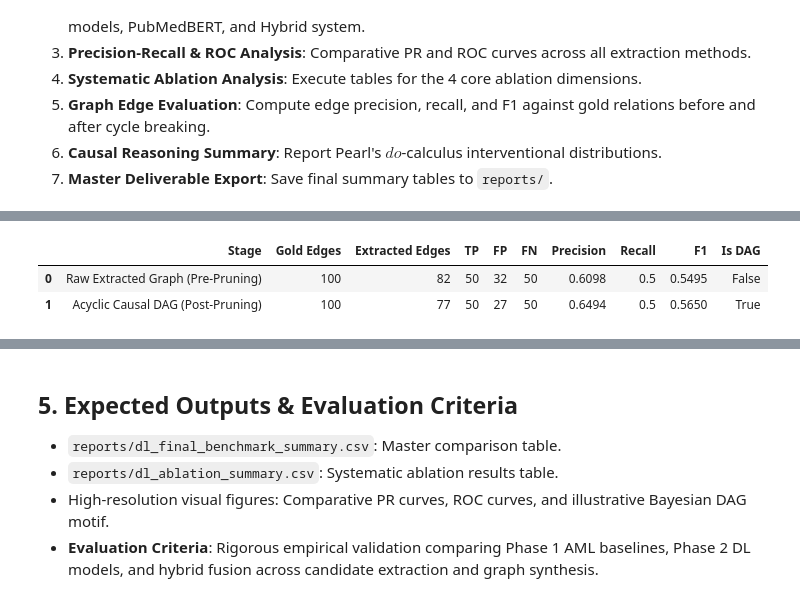
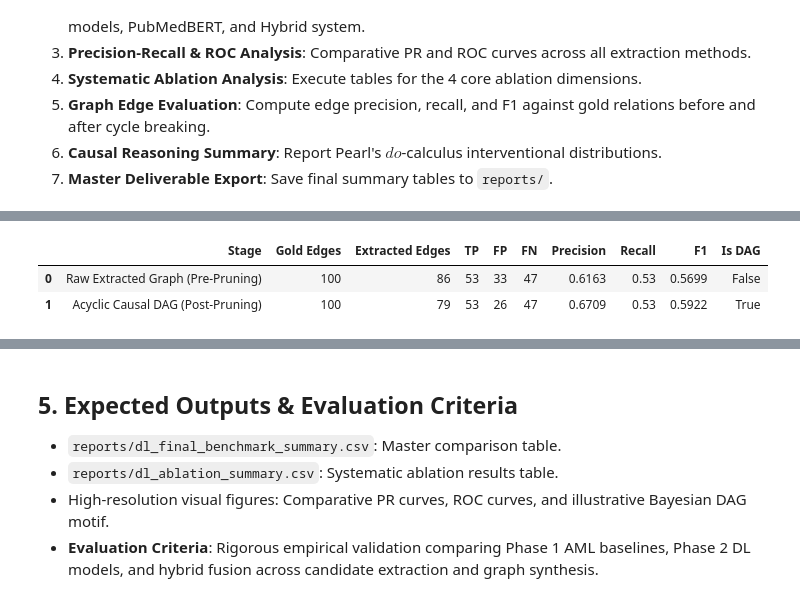
Before and after one commit to alpha-sml/causal-nlp-reasoning, a Jupyter notebook: DL/DL_05_evaluation_ablation.ipynb, the cells around one changed output, grey strips where cells are left out. Cells and saved outputs as stored; diff of their text form; code cells hidden in the pictures.

```diff
--- a/DL/DL_05_evaluation_ablation.ipynb
+++ b/DL/DL_05_evaluation_ablation.ipynb
@@ -261,7 +295,7 @@ fig, axes = plt.subplots(1, 2, figsize=(13, 5))
 curve_streams = [
     ('AML', df_aml['aml_prob'].to_numpy()),
     ('PubMedBERT', df_dl['dl_prob'].to_numpy()),
-    (f'Hybrid (alpha={selected_alpha:.2f}, tau={selected_tau:.2f})', hybrid_probs_recomputed),
+    (f'Hybrid (alpha={selected_alpha:.2f}, tau={selected_tau:.4f})', hybrid_probs_recomputed),
 ]
 for name, probabilities in curve_streams:
     precision, recall, _ = precision_recall_curve(y_true_bio, probabilities)
@@ -592,6 +791,15 @@ for _, r in df_dag_edges.iterrows():
     G_dag.add_edge(r['source'], r['target'])
 
 assert nx.is_directed_acyclic_graph(G_dag), 'Exported hybrid DAG graph contains cycles'
+assert G_raw.number_of_edges() == int(diag_data['initial_candidate_edges']), (
+    f"Raw graph edge count mismatch: {G_raw.number_of_edges()} vs {diag_data['initial_candidate_edges']}"
+)
+assert G_dag.number_of_edges() == int(diag_data['final_dag_edges']), (
+    f"DAG edge count mismatch: {G_dag.number_of_edges()} vs {diag_data['final_dag_edges']}"
+)
+assert G_raw.number_of_edges() == G_dag.number_of_edges() + int(diag_data['pruned_edges_count']), (
+    f"Pruning reconciliation failed: {G_raw.number_of_edges()} != {G_dag.number_of_edges()} + {diag_data['pruned_edges_count']}"
+)
 
 def eval_graph(G_g, G_p, stage):
     ge = set(G_g.edges())
@@ -607,33 +815,33 @@ def eval_graph(G_g, G_p, stage):
         'Gold Edges': len(ge),
         'Extracted Edges': len(pe),
         'TP': tp,
         'FP': fp,
         'FN': fn,
         'Precision': round(p, 4),
         'Recall': round(r, 4),
         'F1': round(f1, 4),
         'Is DAG': nx.is_directed_acyclic_graph(G_p),
     }
 
 df_edge_eval = pd.DataFrame([
     eval_graph(G_gold, G_raw, 'Raw Extracted Graph (Pre-Pruning)'),
     eval_graph(G_gold, G_dag, 'Acyclic Causal DAG (Post-Pruning)'),
 ])
 display(df_edge_eval[['Stage', 'Gold Edges', 'Extracted Edges', 'TP', 'FP', 'FN', 'Precision', 'Recall', 'F1', 'Is DAG']])
 
 pb = diag_data.get('pruning_breakdown', {})
 df_pruning_summary = pd.DataFrame([{
     'Test Articles': len(test_articles),
     'Self-Loops Pruned': int(pb.get('self_loops', 0)),
     'Bidirectional Conflicts Pruned': int(pb.get('bidirectional_conflicts', 0)),
     'Cycle Feedback Edges Pruned': int(pb.get('directed_cycle_feedback', 0)),
     'Total Edges Pruned': int(diag_data.get('pruned_edges_count', 0)),
     'Final DAG Edges': int(G_dag.number_of_edges()),
     'DAG Verified': bool(nx.is_directed_acyclic_graph(G_dag)),
 }])
 display(df_pruning_summary)
 # %% [output]
 |  | Stage | Gold Edges | Extracted Edges | TP | FP | FN | Precision | Recall | F1 | Is DAG |
-| 0 | Raw Extracted Graph (Pre-Pruning) | 100 | 82 | 50 | 32 | 50 | 0.6098 | 0.5 | 0.5495 | False |
-| 1 | Acyclic Causal DAG (Post-Pruning) | 100 | 77 | 50 | 27 | 50 | 0.6494 | 0.5 | 0.5650 | True |
+| 0 | Raw Extracted Graph (Pre-Pruning) | 100 | 86 | 53 | 33 | 47 | 0.6163 | 0.53 | 0.5699 | False |
+| 1 | Acyclic Causal DAG (Post-Pruning) | 100 | 79 | 53 | 26 | 47 | 0.6709 | 0.53 | 0.5922 | True |
 |  | Test Articles | Self-Loops Pruned | Bidirectional Conflicts Pruned | Cycle Feedback Edges Pruned | Total Edges Pruned | ... |
```
Also changed, not shown: parts of 6 cells of this notebook, 8 other files.
